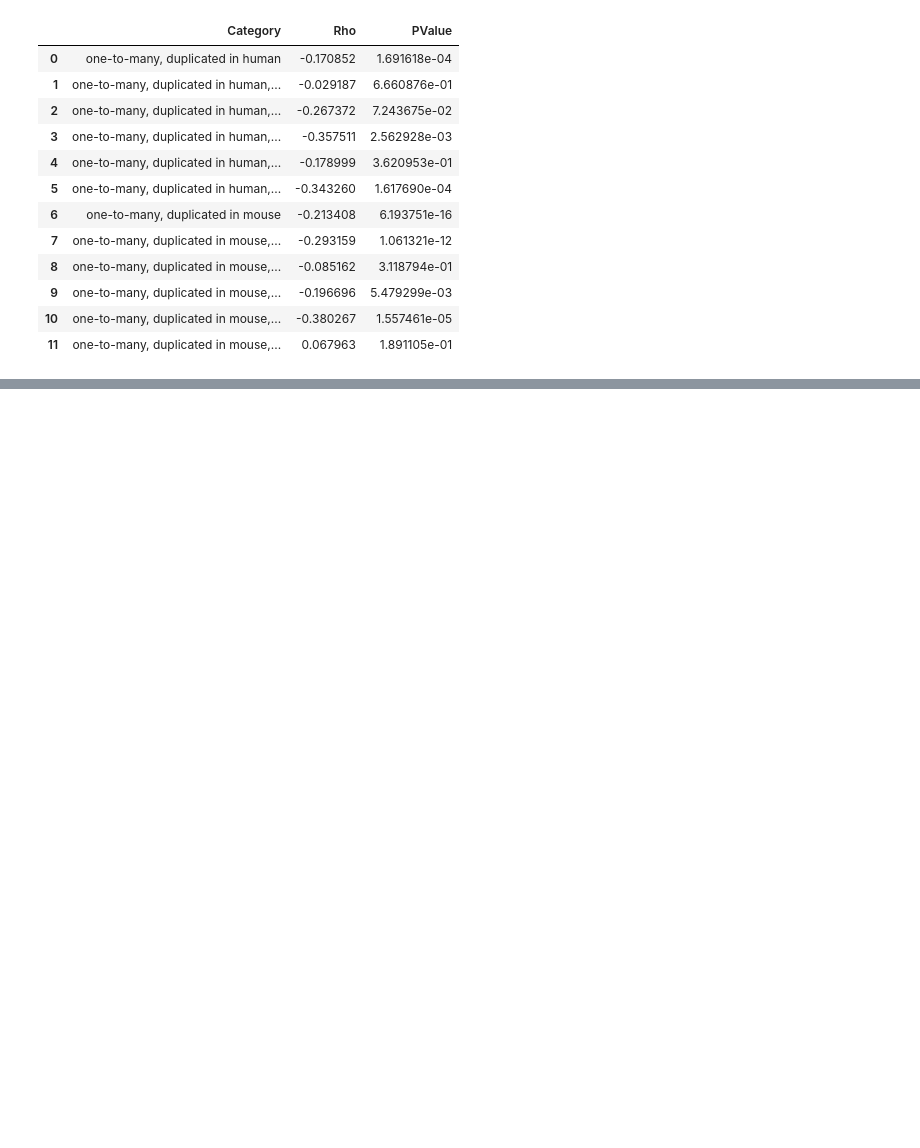
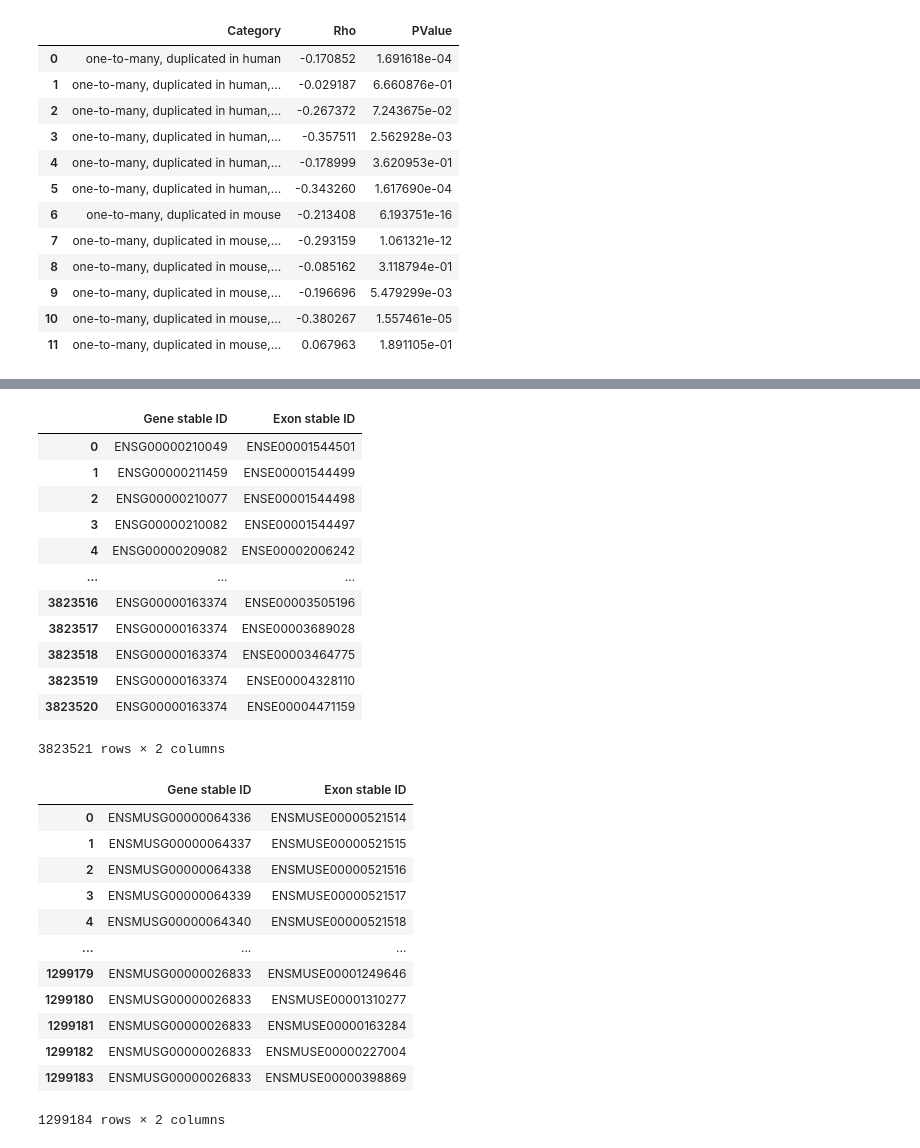
Before and after one commit to AndrewH72/Gene-Duplication, a Jupyter notebook: scripts/dataAnalysis.ipynb, the cells around one changed output, grey strips where cells are left out. Saved outputs shown, nothing was run; the diff lists cells and outputs as text; code cells hidden in the pictures; blank space fills up the shorter version.

```diff
--- a/scripts/dataAnalysis.ipynb
+++ b/scripts/dataAnalysis.ipynb
@@ -910,0 +1039,33 @@ with pd.ExcelWriter("/Users/andrewhsu/Projects/McNair/data/automatedDistancesWit
+# %%
+humanExons = pd.read_csv("/Users/andrewhsu/Projects/McNair/data/humanExons.txt", sep="\t")
+mouseExons = pd.read_csv("/Users/andrewhsu/Projects/McNair/data/mouseExons.txt", sep="\t")
+
+display(humanExons)
+display(mouseExons)
+# %% [output]
+|  | Gene stable ID | Exon stable ID |
+| 0 | ENSG00000210049 | ENSE00001544501 |
+| 1 | ENSG00000211459 | ENSE00001544499 |
+| 2 | ENSG00000210077 | ENSE00001544498 |
+| 3 | ENSG00000210082 | ENSE00001544497 |
+| 4 | ENSG00000209082 | ENSE00002006242 |
+| ... | ... | ... |
+| 3823516 | ENSG00000163374 | ENSE00003505196 |
+| 3823517 | ENSG00000163374 | ENSE00003689028 |
+| 3823518 | ENSG00000163374 | ENSE00003464775 |
+| 3823519 | ENSG00000163374 | ENSE00004328110 |
+| 3823520 | ENSG00000163374 | ENSE00004471159 |
+3823521 rows × 2 columns
+|  | Gene stable ID | Exon stable ID |
+| 0 | ENSMUSG00000064336 | ENSMUSE00000521514 |
+| 1 | ENSMUSG00000064337 | ENSMUSE00000521515 |
+| 2 | ENSMUSG00000064338 | ENSMUSE00000521516 |
+| 3 | ENSMUSG00000064339 | ENSMUSE00000521517 |
+| 4 | ENSMUSG00000064340 | ENSMUSE00000521518 |
+| ... | ... | ... |
+| 1299179 | ENSMUSG00000026833 | ENSMUSE00001249646 |
+| 1299180 | ENSMUSG00000026833 | ENSMUSE00001310277 |
+| 1299181 | ENSMUSG00000026833 | ENSMUSE00000163284 |
+| 1299182 | ENSMUSG00000026833 | ENSMUSE00000227004 |
+| 1299183 | ENSMUSG00000026833 | ENSMUSE00000398869 |
+1299184 rows × 2 columns
```
Also changed, not shown: parts of 10 cells of this notebook, 7 other files.
